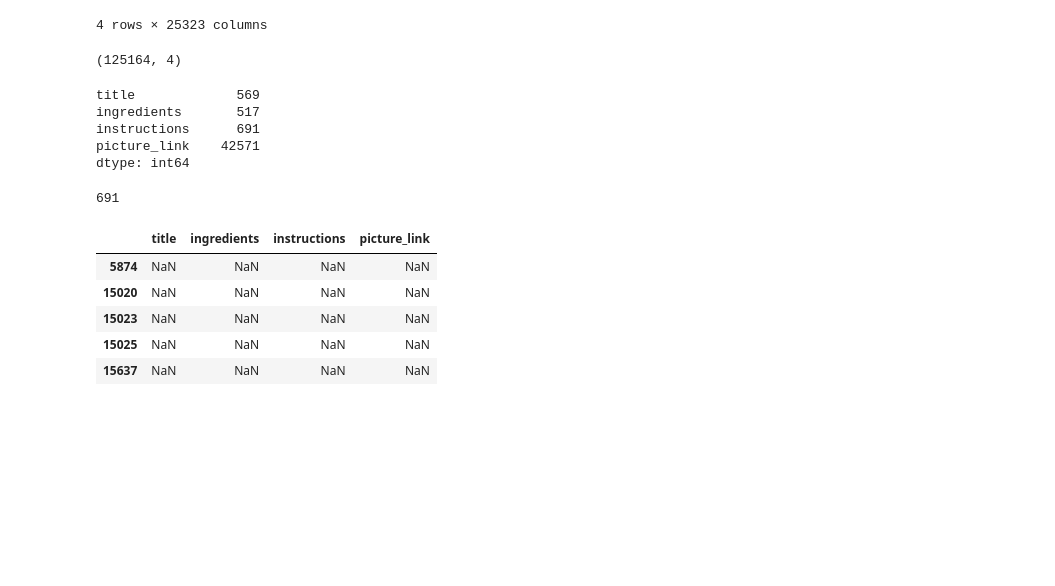
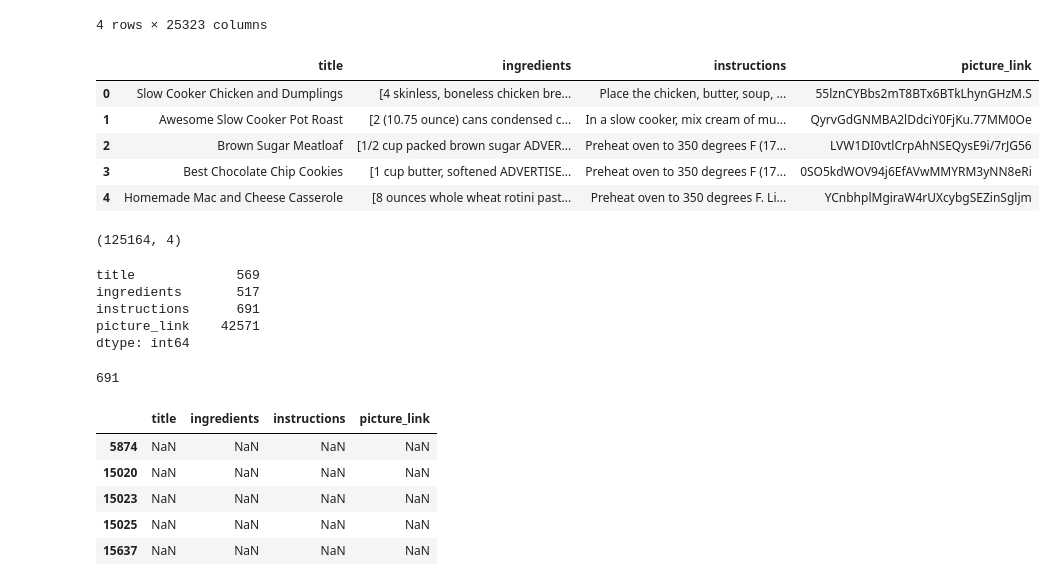
Before and after one commit to version0chiro/BE_Project, a Jupyter notebook: recipeRecomendation/Recipe Recommendation .ipynb, the cells around one changed output. Cells and saved outputs as stored; diff of their text form; code cells hidden in the pictures; blank space fills up the shorter version.

```diff
--- a/recipeRecomendation/Recipe Recommendation .ipynb
+++ b/recipeRecomendation/Recipe Recommendation .ipynb
@@ -42,6 +42,15 @@ epicurious = epicurious_raw.copy().T.reset_index().drop(columns=['index'])
 foodnetwork = foodnetwork_raw.copy().T.reset_index().drop(columns=['index'])
 # %%
 recipes = pd.concat([allrecipes, epicurious, foodnetwork]).reset_index(drop=True)
+# %%
+recipes.head()
+# %% [output]
+|  | title | ingredients | instructions | picture_link |
+| 0 | Slow Cooker Chicken and Dumplings | [4 skinless, boneless chicken bre... | Place the chicken, butter, soup, ... | 55lznCYBbs2mT8BTx6BTkLhynGHzM.S |
+| 1 | Awesome Slow Cooker Pot Roast | [2 (10.75 ounce) cans condensed c... | In a slow cooker, mix cream of mu... | QyrvGdGNMBA2lDdciY0FjKu.77MM0Oe |
+| 2 | Brown Sugar Meatloaf | [1/2 cup packed brown sugar ADVER... | Preheat oven to 350 degrees F (17... | LVW1DI0vtlCrpAhNSEQysE9i/7rJG56 |
+| 3 | Best Chocolate Chip Cookies | [1 cup butter, softened ADVERTISE... | Preheat oven to 350 degrees F (17... | 0SO5kdWOV94j6EfAVwMMYRM3yNN8eRi |
+| 4 | Homemade Mac and Cheese Casserole | [8 ounces whole wheat rotini past... | Preheat oven to 350 degrees F. Li... | YCnbhplMgiraW4rUXcybgSEZinSgljm |
 # %%
 recipes.shape
 # %% [output]
```
Also changed, not shown: parts of 11 cells of this notebook, 8 other files.
